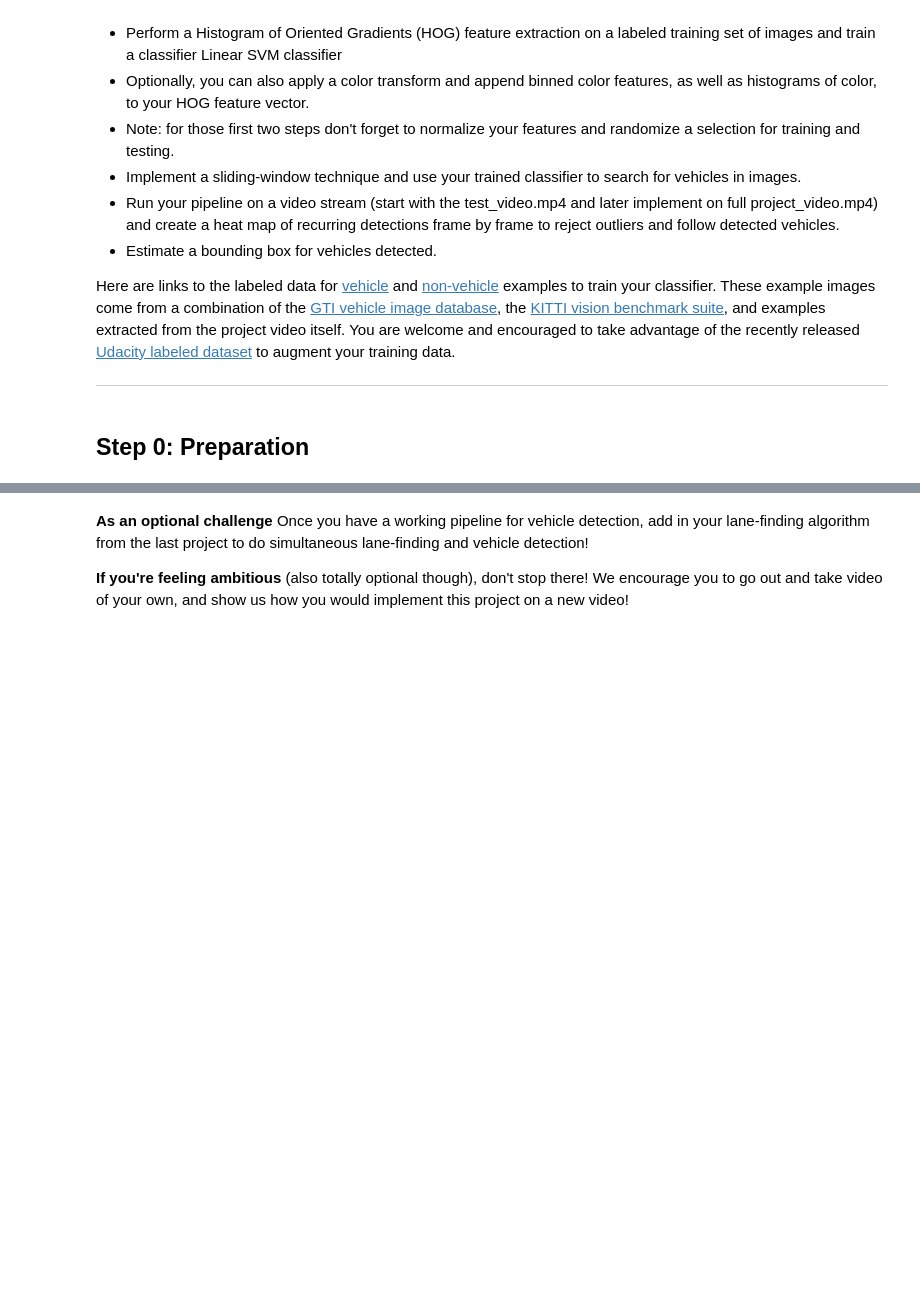
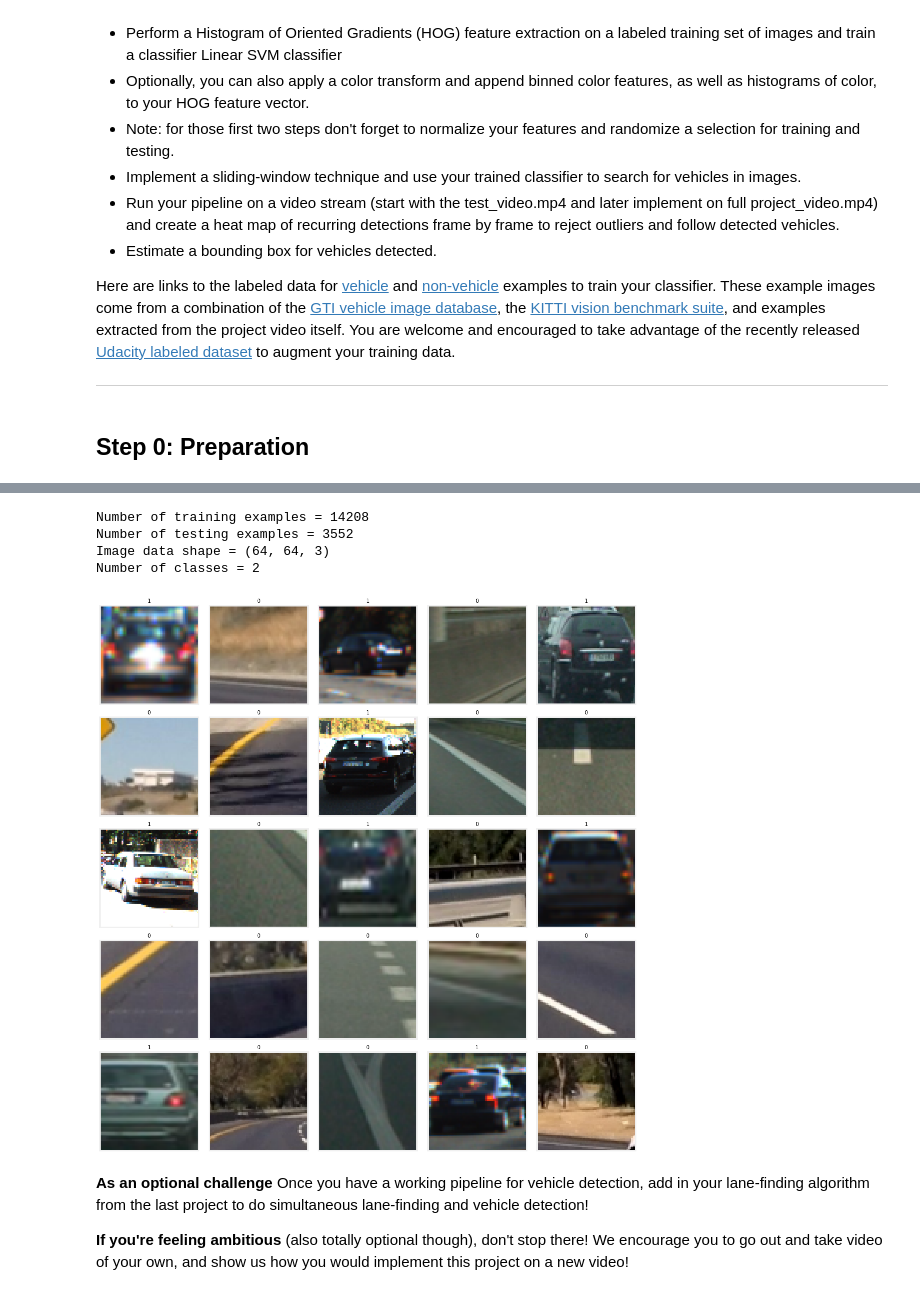
Before and after one commit to bentocin/sdcnd_vehicle_detection, a Jupyter notebook: P5_Vehicle_Detection.ipynb, the cells around one changed output, grey strips where cells are left out. Drawn from its saved outputs; the diff is of its cells as text; code cells hidden in the pictures; blank space fills up the shorter version.

```diff
--- a/P5_Vehicle_Detection.ipynb
+++ b/P5_Vehicle_Detection.ipynb
@@ -100,3 +367,45 @@ return: Axes3D object
+# %%
+# Take data and split it into train and test set
+data = standard_data
+X_train, X_test, y_train, y_test = train_test_split(data["features"], data["labels"], test_size=0.2, random_state=42)
+
+# Number of samples in dataset
+n_samples = data["features"].shape[0]
+
+# Number of training examples
+n_train = X_train.shape[0]
+
+# Number of validation examples
+#n_validation = X_valid.shape[0]
+
+# Number of testing examples.
+n_test = X_test.shape[0]
+
+# What's the shape of an traffic sign image?
+image_shape = X_train.shape[1:4]
+
+# How many unique classes/labels there are in the dataset.
+n_classes = np.unique(y_train).shape[0]
+
+print("Number of samples is dataset = {}".format(n_samples))
+print("Number of training examples = {}".format(n_train))
+#print("Number of validation examples = {}".format(n_validation))
+print("Number of testing examples = {}".format(n_test))
+print("Image data shape = {}".format(image_shape))
+print("Number of classes = {}".format(n_classes))
+# %% [output]
+Number of training examples = 14208
+Number of testing examples = 3552
+Image data shape = (64, 64, 3)
+Number of classes = 2
+# %%
+columns = 5
+
+# Pick random images
+indices = np.random.choice(n_train, size=25, replace=False)
+plot_images(X_train[indices], columns, labels=y_train[indices])
+# %% [output]
+[figure, added]
 # %%
 ###################################################################
 # FEATURE EXTRACTION
```
Also changed, not shown: parts of 11 cells of this notebook.
